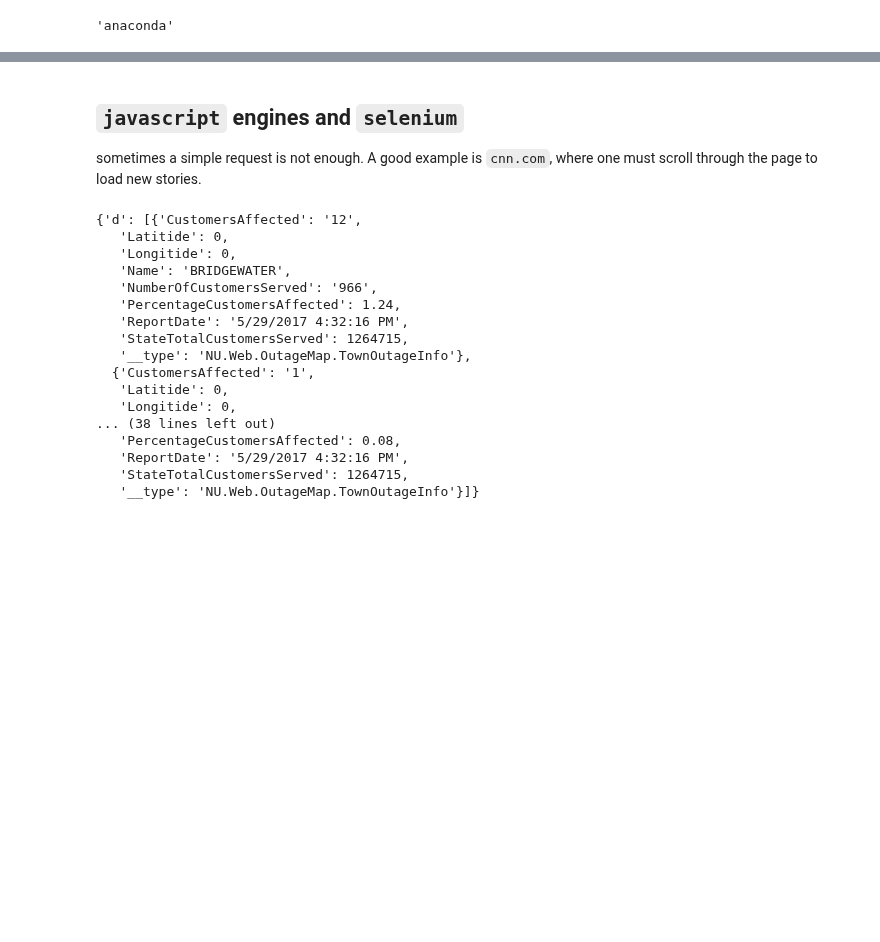
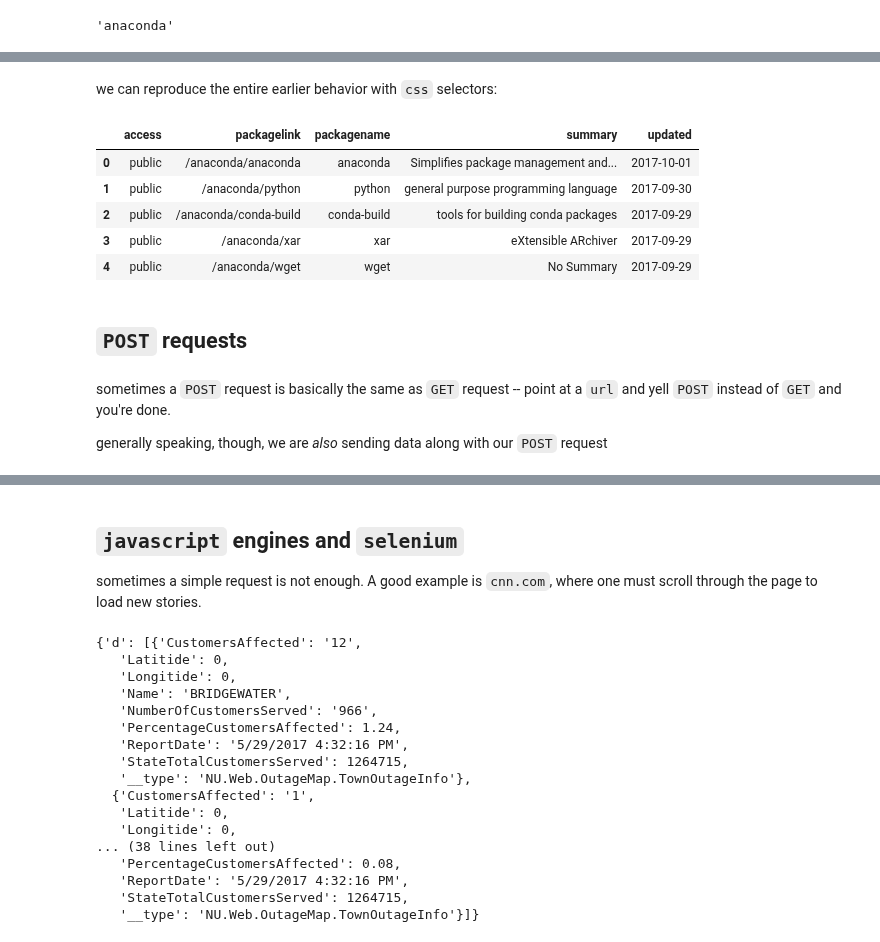
Before and after one commit to rzl-ds/gu511, a Jupyter notebook: 00X_web_scraping.ipynb, the cells around one changed output, grey strips where cells are left out. Cells and saved outputs as stored; diff of their text form; code cells hidden in the pictures; blank space fills up the shorter version.

```diff
--- a/00X_web_scraping.ipynb
+++ b/00X_web_scraping.ipynb
@@ -514,0 +805,36 @@ https://developer.github.com/v3/gists/#create-a-gist
+# %% [markdown]
+we can reproduce the entire earlier behavior with `css` selectors:
+# %%
+def parse_row(elem):
+    packageelem, accesselem, summaryelem, updatedelem = elem.getchildren()
+    return {
+        'packagelink': packageelem.cssselect('a')[0].attrib['href'],
+        'packagename': packageelem.cssselect('a span')[0].text,
+        'access': accesselem.text,
+        'summary': summaryelem.text.strip(),
+        'updated': datetime.datetime.strptime(updatedelem.text, '%Y-%m-%d'),
+    }
+
+def get_packages():
+    response = requests.get(url='https://anaconda.org/anaconda/repo')
+    root = lxml.html.fromstring(response.text)
+    return pd.DataFrame([
+        parse_row(row)
+        for row in root.cssselect('table#repo-packages-table tbody tr')
+    ])
+
+dfpackage = get_packages()
+dfpackage.head()
+# %% [output]
+|  | access | packagelink | packagename | summary | updated |
+| 0 | public | /anaconda/anaconda | anaconda | Simplifies package management and... | 2017-10-01 |
+| 1 | public | /anaconda/python | python | general purpose programming language | 2017-09-30 |
+| 2 | public | /anaconda/conda-build | conda-build | tools for building conda packages | 2017-09-29 |
+| 3 | public | /anaconda/xar | xar | eXtensible ARchiver | 2017-09-29 |
+| 4 | public | /anaconda/wget | wget | No Summary | 2017-09-29 |
+# %% [markdown]
+## `POST` requests
+# %% [markdown]
+sometimes a `POST` request is basically the same as `GET` request -- point at a `url` and yell `POST` instead of `GET` and you're done.
+
+generally speaking, though, we are *also* sending data along with our `POST` request
```
Also changed, not shown: parts of 171 cells of this notebook.
